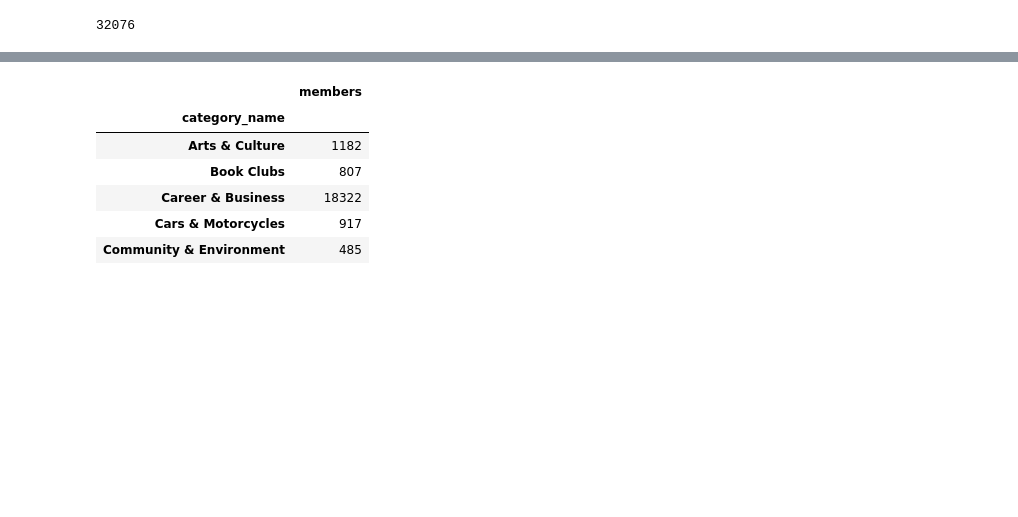
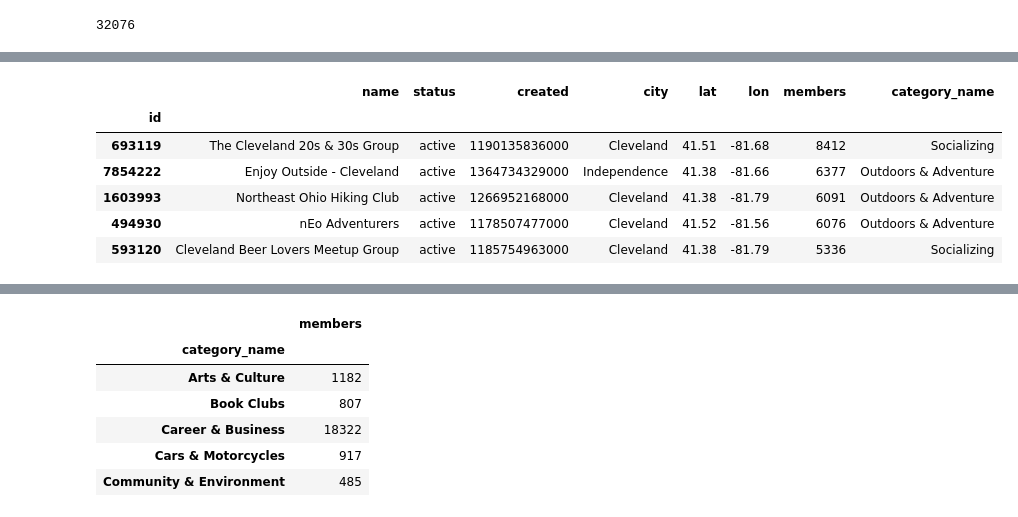
Before and after one commit to richinohio/Project_1_MeetupAPI, a Jupyter notebook: Project 1 - Meetup API (v2).ipynb, the cells around one changed output, grey strips where cells are left out. Cells and saved outputs as stored; diff of their text form; code cells hidden in the pictures; blank space fills up the shorter version.

```diff
--- a/Project 1 - Meetup API (v2).ipynb
+++ b/Project 1 - Meetup API (v2).ipynb
@@ -120,0 +112,33 @@ result2_df.head()
+# %%
+result3_df = result2_df
+# %%
+result3_df['category_name'] = result3_df['category_name'].replace(
+    {'Fitness': 'Other',
+     'Movies & Film': 'Other',
+     'Language & Ethnic Identity': 'Other',
+     'New Age & Spirituality': 'Other',
+     'Support': 'Other',
+     'Religion & Beliefs': 'Other',
+     'Writing': 'Other',
+     'Singles': 'Other',
+     'Health & Wellbeing': 'Other',
+     'Music': 'Other',
+     'Sci-Fi & Fantasy': 'Other',
+     'Lifestyle': 'Other',
+     'Education & Learning': 'Other',
+     'Arts & Culture': 'Other',
+     'Cars & Motorcycles': 'Other',
+     'Book Clubs': 'Other',
+     'Community & Environment': 'Other',
+     'LGBT': 'Other',
+     'Parents & Family': 'Other',
+     'Hobbies & Crafts': 'Other'})
+result3_df.head()
+# %% [output]
+|  | name | status | created | city | lat | lon | members | category_name |
+| id |  |  |  |  |  |  |  |  |
+| 693119 | The Cleveland 20s & 30s Group | active | 1190135836000 | Cleveland | 41.51 | -81.68 | 8412 | Socializing |
+| 7854222 | Enjoy Outside - Cleveland | active | 1364734329000 | Independence | 41.38 | -81.66 | 6377 | Outdoors & Adventure |
+| 1603993 | Northeast Ohio Hiking Club | active | 1266952168000 | Cleveland | 41.38 | -81.79 | 6091 | Outdoors & Adventure |
+| 494930 | nEo Adventurers | active | 1178507477000 | Cleveland | 41.52 | -81.56 | 6076 | Outdoors & Adventure |
+| 593120 | Cleveland Beer Lovers Meetup Group | active | 1185754963000 | Cleveland | 41.38 | -81.79 | 5336 | Socializing |
```
Also changed, not shown: parts of 14 cells of this notebook, 3 other files.
